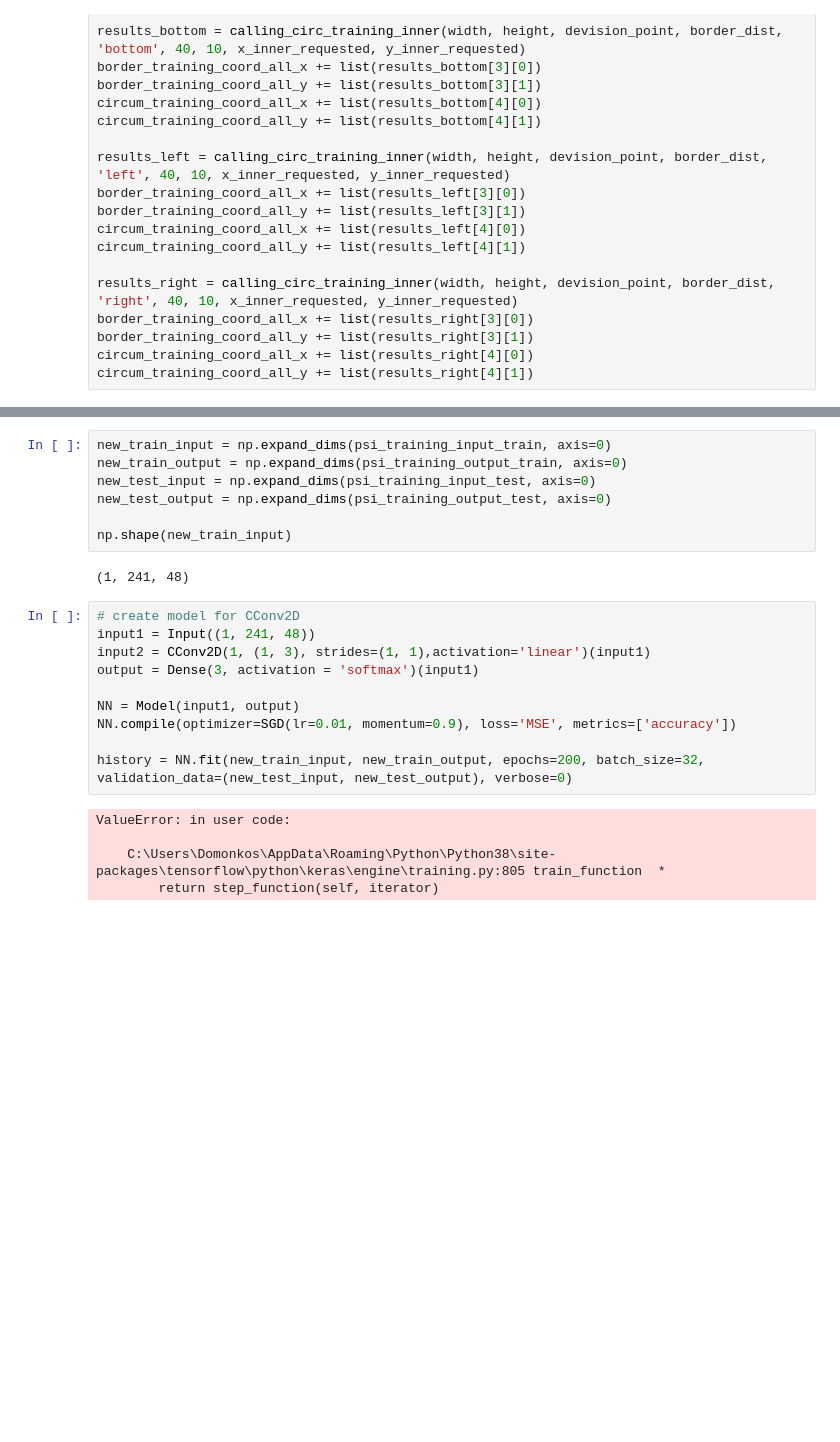
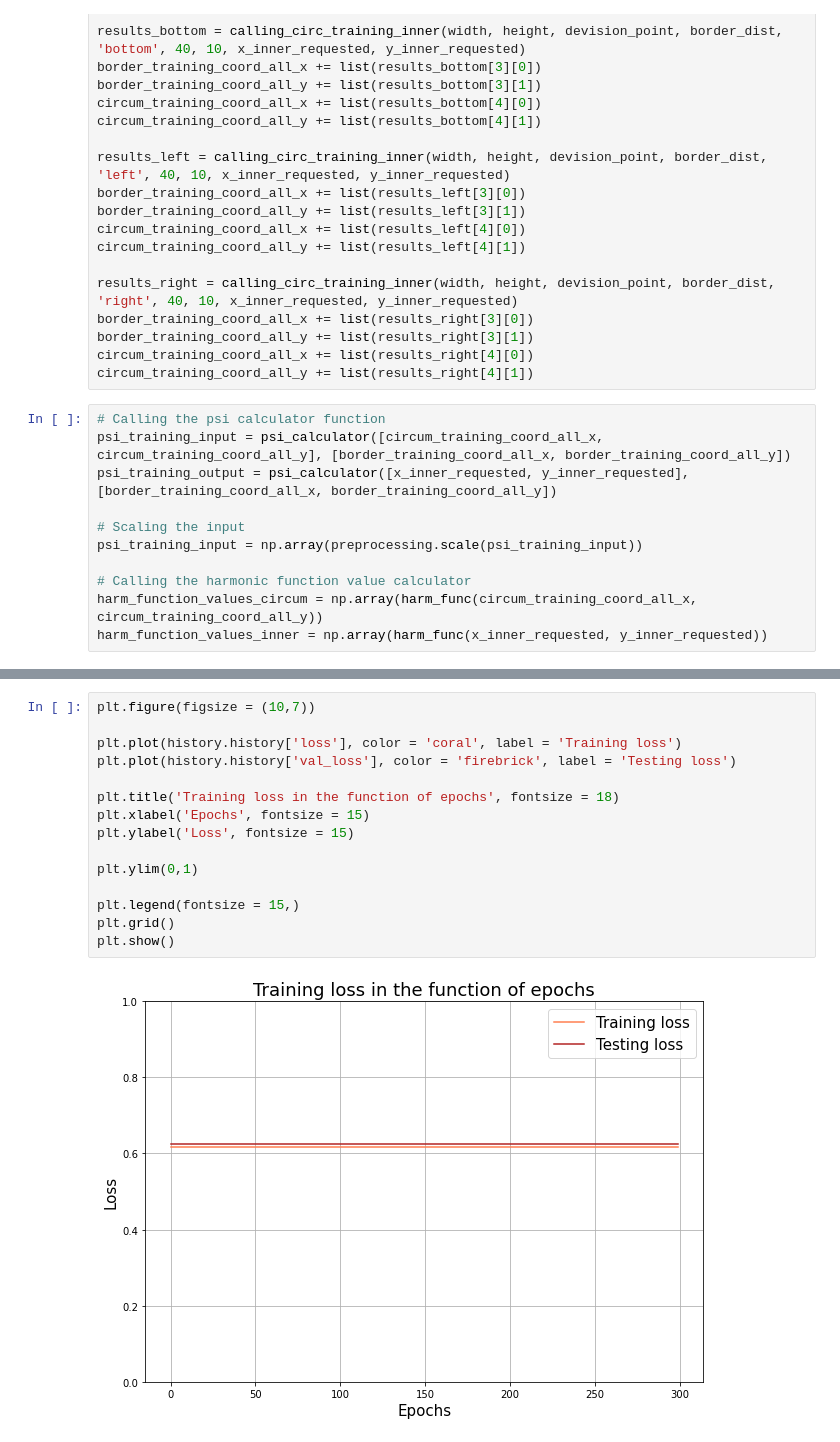
Before and after one commit to domonkoshaffner/laplace_ode, a Jupyter notebook: laplace.ipynb, the cells around one changed output, grey strips where cells are left out. Saved outputs shown, nothing was run; the diff lists cells and outputs as text; blank space fills up the shorter version.

Commit message:
Add scaling

```diff
--- a/laplace.ipynb
+++ b/laplace.ipynb
@@ -631,4 +652,15 @@ border_training_coord_all_x += list(results_right[3][0])
 border_training_coord_all_y += list(results_right[3][1])
 circum_training_coord_all_x += list(results_right[4][0])
 circum_training_coord_all_y += list(results_right[4][1])
+# %%
+# Calling the psi calculator function
+psi_training_input = psi_calculator([circum_training_coord_all_x, circum_training_coord_all_y], [border_training_coord_all_x, border_training_coord_all_y])
+psi_training_output = psi_calculator([x_inner_requested, y_inner_requested], [border_training_coord_all_x, border_training_coord_all_y])
+
+# Scaling the input
+psi_training_input = np.array(preprocessing.scale(psi_training_input))
+
+# Calling the harmonic function value calculator
+harm_function_values_circum = np.array(harm_func(circum_training_coord_all_x, circum_training_coord_all_y))
+harm_function_values_inner = np.array(harm_func(x_inner_requested, y_inner_requested))
 # %%
@@ -669,27 +757,20 @@ Shape of the output test data set:  (27, 3)
-# %%
-new_train_input = np.expand_dims(psi_training_input_train, axis=0)
-new_train_output = np.expand_dims(psi_training_output_train, axis=0)
-new_test_input = np.expand_dims(psi_training_input_test, axis=0)
-new_test_output = np.expand_dims(psi_training_output_test, axis=0)
-
-np.shape(new_train_input)
-# %% [output]
-(1, 241, 48)
-# %%
-# create model for CConv2D
-input1 = Input((1, 241, 48))
-input2 = CConv2D(1, (1, 3), strides=(1, 1),activation='linear')(input1)
-output = Dense(3, activation = 'softmax')(input1)
-
-NN = Model(input1, output)
-NN.compile(optimizer=SGD(lr=0.01, momentum=0.9), loss='MSE', metrics=['accuracy'])
-
-history = NN.fit(new_train_input, new_train_output, epochs=200, batch_size=32, validation_data=(new_test_input, new_test_output), verbose=0)
-# %% [output]
-ValueError: in user code:
-
-    C:\Users\Domonkos\AppData\Roaming\Python\Python38\site-packages\tensorflow\python\keras\engine\training.py:805 train_function  *
-        return step_function(self, iterator)
+# %%
+plt.figure(figsize = (10,7))
+
+plt.plot(history.history['loss'], color = 'coral', label = 'Training loss')
+plt.plot(history.history['val_loss'], color = 'firebrick', label = 'Testing loss')
+
+plt.title('Training loss in the function of epochs', fontsize = 18)
+plt.xlabel('Epochs', fontsize = 15)
+plt.ylabel('Loss', fontsize = 15)
+
+plt.ylim(0,1)
+
+plt.legend(fontsize = 15,)
+plt.grid()
+plt.show()
+# %% [output]
+[figure, added]
 # %%
 plt.figure(figsize = (10,7))
 
```
Also changed, not shown: parts of 10 cells of this notebook.
